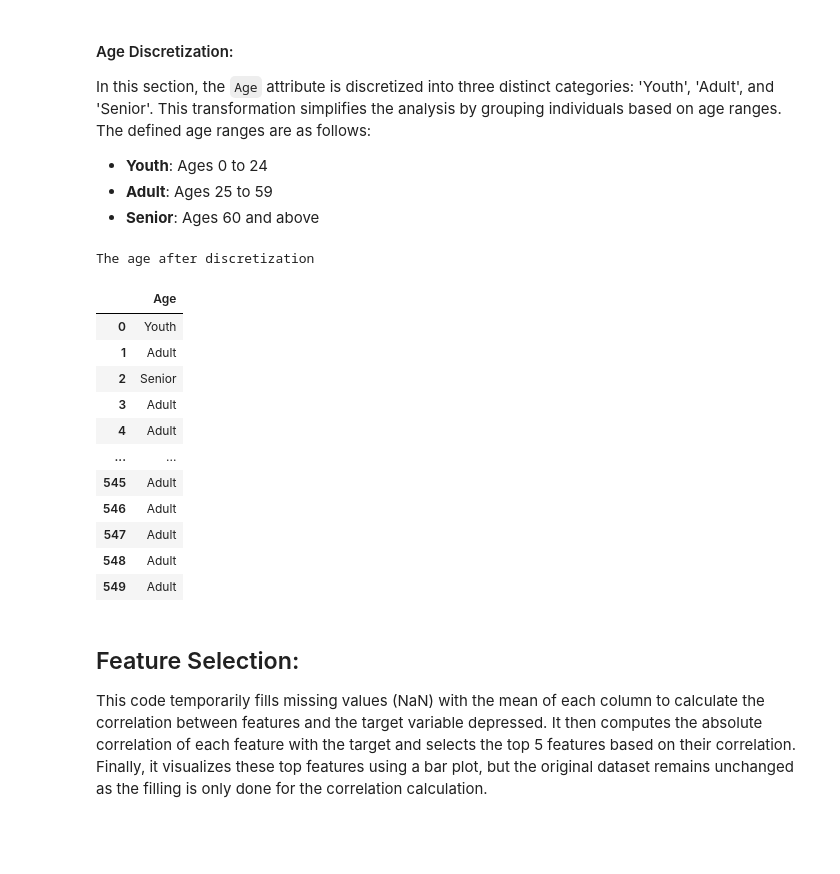
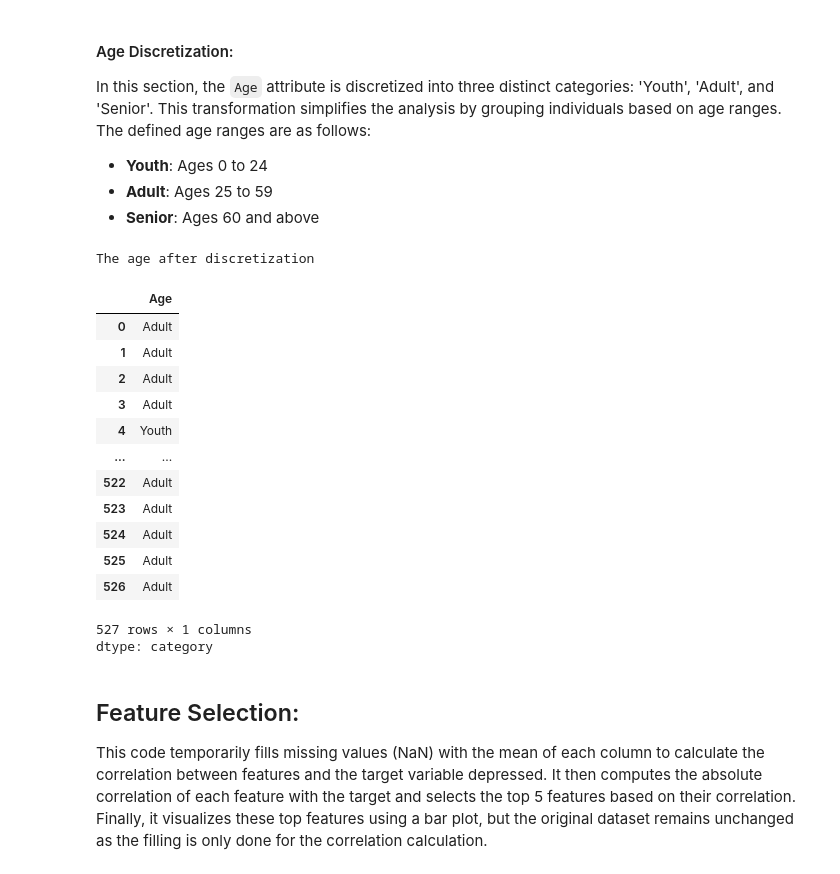
Before and after one commit to lameessa/IT326-project-depression, a Jupyter notebook: Phase2 notebook.ipynb, the cells around one changed output. Saved outputs shown, nothing was run; the diff lists cells and outputs as text; code cells hidden in the pictures; blank space fills up the shorter version.

```diff
--- a/Phase2 notebook.ipynb
+++ b/Phase2 notebook.ipynb
@@ -323,13 +317,9 @@ This shows that we handled all missing values.
 This section utilizes the Z-score method to detect and remove outliers from the specified attributes of the dataset. By calculating the Z-scores for each value, we can identify data points that deviate significantly from the mean, allowing us to address these extreme values effectively.
 # %%
 from scipy.stats import zscore
-import pandas as pd
-
-# Load your dataset
-data = pd.read_csv('Cleaned_dataset.csv')
 
 # Select numeric columns
-numeric_data = data.select_dtypes(include=['number'])
+numeric_data = sample_preprocessed.select_dtypes(include=['number'])
 
 # Apply z-score method for outlier detection
 z_scores = pd.DataFrame(zscore(numeric_data), columns=numeric_data.columns)  # Convert z-scores to DataFrame
@@ -361,10 +351,8 @@ Outliers in 'depressed':
 []
 # %%
 
-ddd = pd.read_csv('Cleaned_dataset.csv')
-
 # Select numeric columns
-numeric_data = ddd.select_dtypes(include=['number'])
+numeric_data = sample_preprocessed.select_dtypes(include=['number'])
 
 # Iterate over each numeric column to handle outliers
 for col in numeric_data.columns:
@@ -378,16 +366,16 @@ for col in numeric_data.columns:
     max_difference_index = differences_from_mean.idxmax()
 
     # Remove the row with the largest difference from the mean
-    ddd = ddd.drop(max_difference_index)
+    sample_preprocessed = sample_preprocessed.drop(max_difference_index)
 
     # Reset the index to prevent KeyError due to invalid indices after row deletion
-    ddd = ddd.reset_index(drop=True)
+    sample_preprocessed = sample_preprocessed.reset_index(drop=True)
 
 # Display the resulting DataFrame
 print("\nDataFrame after removing outliers from each column:")
-print(ddd)
+print(sample_preprocessed)
 
 
-ddd.to_csv('Cleaned_dataset.csv', index=False)
+sample_preprocessed.to_csv('Cleaned_dataset.csv', index=False)
 # %% [output]
 DataFrame after removing outliers from each column:
@@ -509,44 +497,40 @@ In this section, the `Age` attribute is discretized into three distinct categori
 - **Adult**: Ages 25 to 59
 - **Senior**: Ages 60 and above
 # %%
-
 print("The age after discretization")
 
-# Divide ages into categories
-age_bins = [0, 25, 60, sample_preprocessed['Age'].max()]  # Age intervals for discretization
+# Ensure the 'Age' column has valid values
+max_age = sample_preprocessed['Age'].max()
+
+# Define age bins and labels for discretization, ensuring bins are strictly increasing
+age_bins = [0, 25, 60, max(max_age, 61)]  # Ensure max_age is greater than 60 for the last bin
 age_labels = ['Youth', 'Adult', 'Senior']  # Age group labels
 
-# Replace values in the 'Age' column with the corresponding age group labels
+# Discretize the 'Age' column in ddd and assign it back to the same column
 sample_preprocessed['Age'] = pd.cut(sample_preprocessed['Age'], bins=age_bins, labels=age_labels, include_lowest=True)
 
-# Display the first 5 rows and last 5 rows while preserving the original indexes
-first_five = sample_preprocessed[['Age']].head()
-last_five = sample_preprocessed[['Age']].tail()
-
-# Merge the data with a "..." row in the middle to maintain the original order
-summary_sample = pd.concat([first_five,
-                            pd.DataFrame([['...']], columns=['Age'], index=['...']),
-                            last_five])
 
 # Display the summarized table with the original indexes
-display(summary_sample)
+display(sample_preprocessed['Age'])
 
 # Save the updated DataFrame to 'Cleaned_dataset.csv'
 sample_preprocessed.to_csv('Cleaned_dataset.csv', index=False)
 # %% [output]
 The age after discretization
 |  | Age |
-| 0 | Youth |
+| 0 | Adult |
 | 1 | Adult |
-| 2 | Senior |
+| 2 | Adult |
 | 3 | Adult |
-| 4 | Adult |
+| 4 | Youth |
 | ... | ... |
-| 545 | Adult |
-| 546 | Adult |
-| 547 | Adult |
-| 548 | Adult |
-| 549 | Adult |
+| 522 | Adult |
+| 523 | Adult |
+| 524 | Adult |
+| 525 | Adult |
+| 526 | Adult |
+527 rows × 1 columns
+dtype: category
 # %% [markdown]
 ## Feature Selection:
 This code temporarily fills missing values (NaN) with the mean of each column to calculate the correlation between features and the target variable depressed. It then computes the absolute correlation of each feature with the target and selects the top 5 features based on their correlation. Finally, it visualizes these top features using a bar plot, but the original dataset remains unchanged as the filling is only done for the correlation calculation.
```
Also changed, not shown: parts of 9 cells of this notebook.
